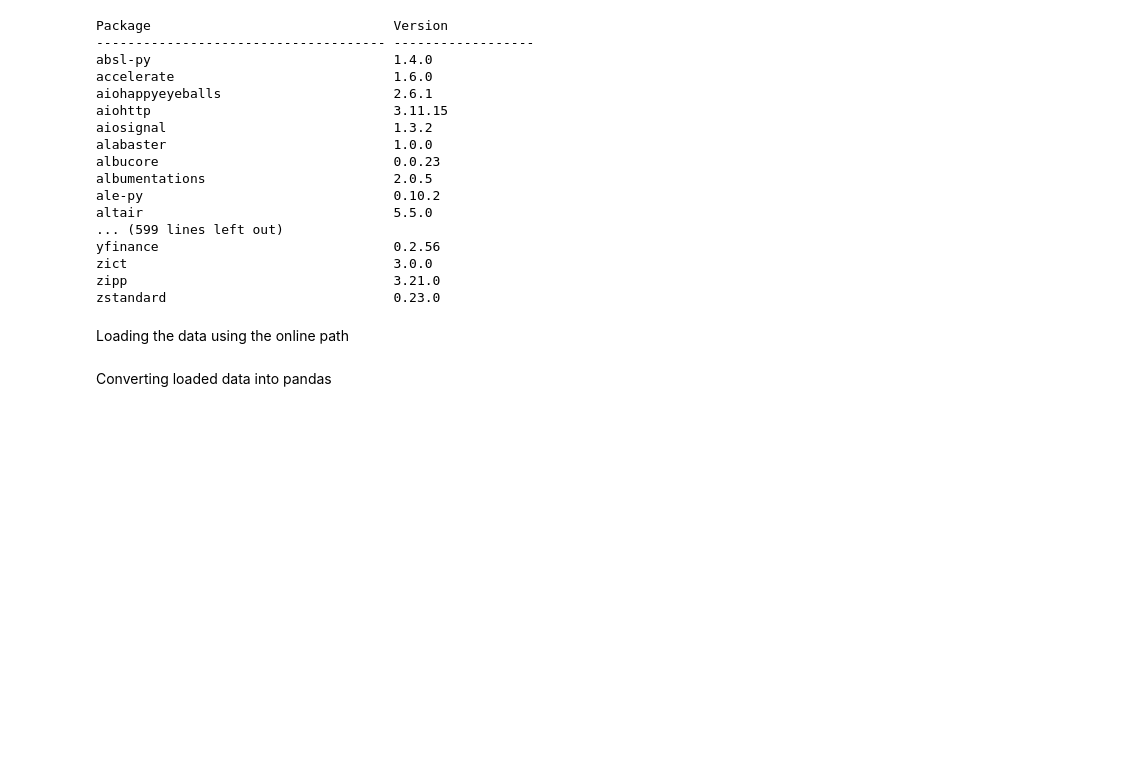
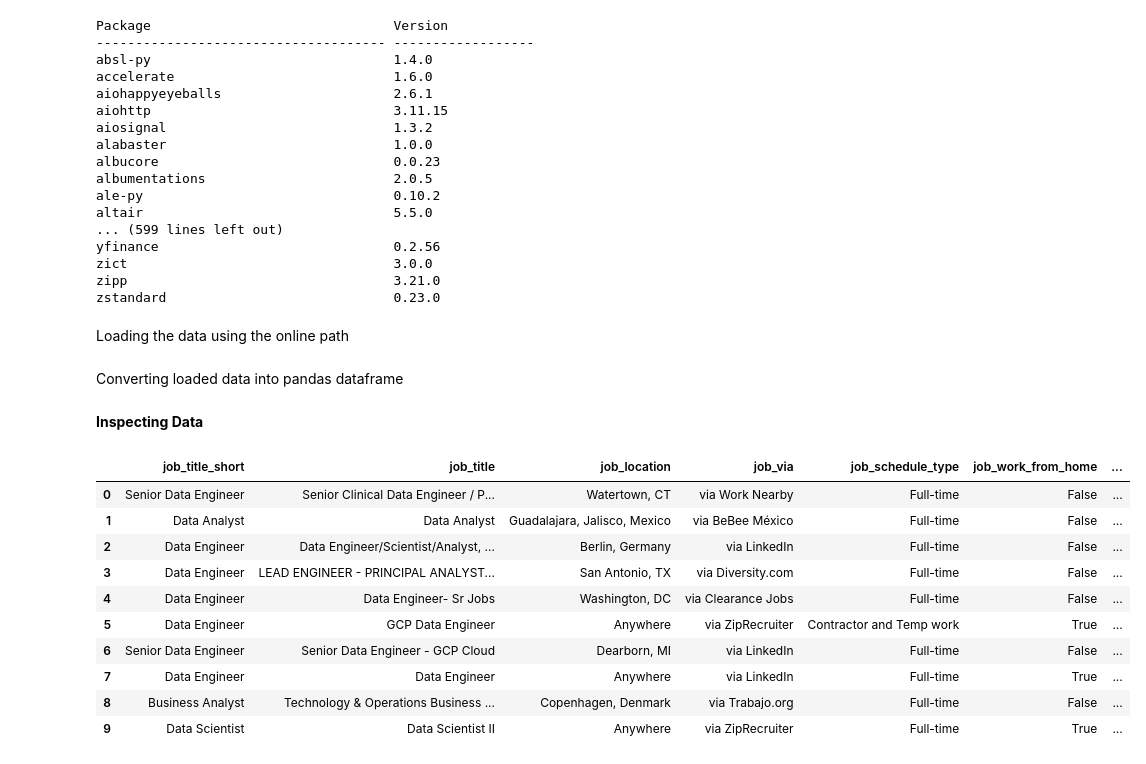
Before and after one commit to okiromosh/Learning-Python-Data, a Jupyter notebook: Python_Pandas.ipynb, the cells around one changed output. Drawn from its saved outputs; the diff is of its cells as text; code cells hidden in the pictures; blank space fills up the shorter version.

```diff
--- a/Python_Pandas.ipynb
+++ b/Python_Pandas.ipynb
@@ -97,4 +97,23 @@ Loading the data using the online path
 # %%
 dataset = load_dataset('lukebarousse/data_jobs')
 # %% [markdown]
-Converting loaded data into pandas
+Converting loaded data into pandas dataframe
+# %%
+df = dataset['train'].to_pandas()
+# %% [markdown]
+**Inspecting Data**
+# %%
+df.head(10) # Displays only specified number of first rows
+#df.tail(10) Displays only specified number of last rows
+# %% [output]
+|  | job_title_short | job_title | job_location | job_via | job_schedule_type | job_work_from_home | ... |
+| 0 | Senior Data Engineer | Senior Clinical Data Engineer / P... | Watertown, CT | via Work Nearby | Full-time | False | ... |
+| 1 | Data Analyst | Data Analyst | Guadalajara, Jalisco, Mexico | via BeBee México | Full-time | False | ... |
+| 2 | Data Engineer | Data Engineer/Scientist/Analyst, ... | Berlin, Germany | via LinkedIn | Full-time | False | ... |
+| 3 | Data Engineer | LEAD ENGINEER - PRINCIPAL ANALYST... | San Antonio, TX | via Diversity.com | Full-time | False | ... |
+| 4 | Data Engineer | Data Engineer- Sr Jobs | Washington, DC | via Clearance Jobs | Full-time | False | ... |
+| 5 | Data Engineer | GCP Data Engineer | Anywhere | via ZipRecruiter | Contractor and Temp work | True | ... |
+| 6 | Senior Data Engineer | Senior Data Engineer - GCP Cloud | Dearborn, MI | via LinkedIn | Full-time | False | ... |
+| 7 | Data Engineer | Data Engineer | Anywhere | via LinkedIn | Full-time | True | ... |
+| 8 | Business Analyst | Technology & Operations Business ... | Copenhagen, Denmark | via Trabajo.org | Full-time | False | ... |
+| 9 | Data Scientist | Data Scientist II | Anywhere | via ZipRecruiter | Full-time | True | ... |
```
Also changed, not shown: parts of 3 cells of this notebook.
